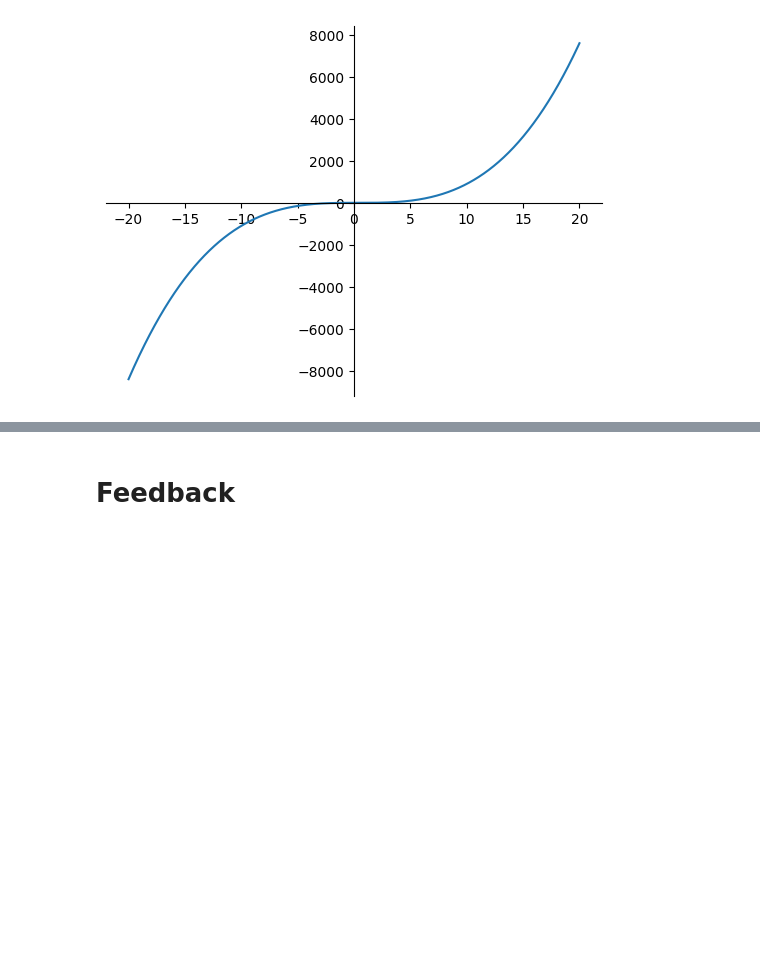
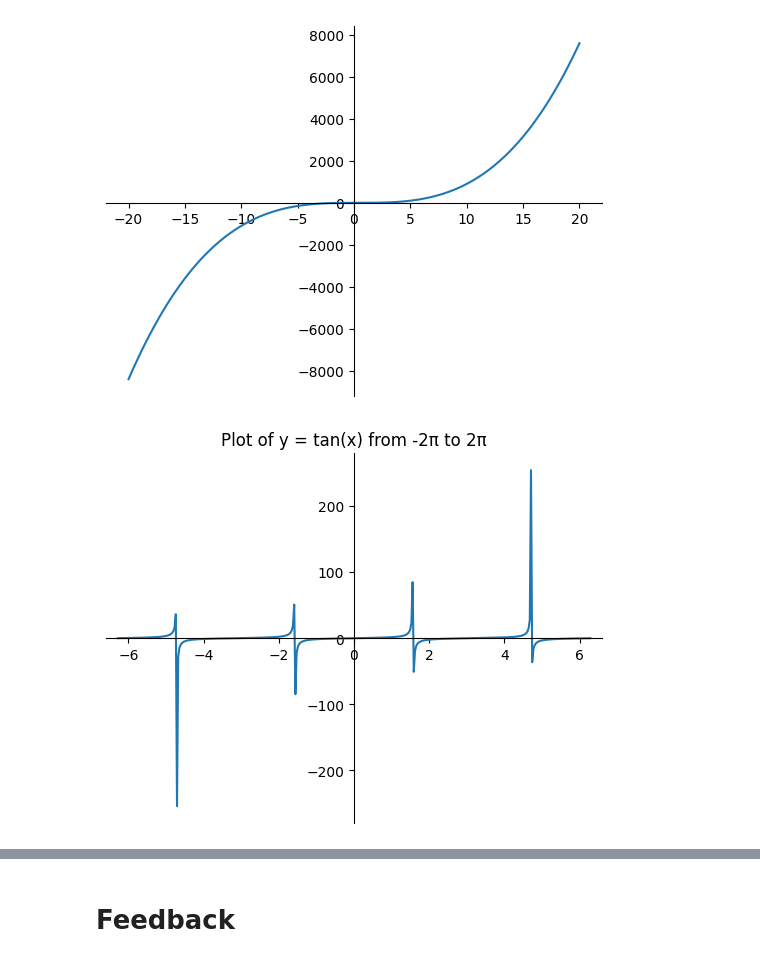
Before and after one commit to LukaLiegis/University, a Jupyter notebook: IntroductiontoComputerProgramming-QMUL/week1-lab.ipynb, the cells around one changed output, grey strips where cells are left out. Cells and saved outputs as stored; diff of their text form; code cells hidden in the pictures; blank space fills up the shorter version.

```diff
--- a/IntroductiontoComputerProgramming-QMUL/week1-lab.ipynb
+++ b/IntroductiontoComputerProgramming-QMUL/week1-lab.ipynb
@@ -199,3 +201,27 @@ plt.plot(x, y)
 # %% [output]
 [<matplotlib.lines.Line2D at 0x...>]
 [figure]
+# %%
+# get current axes
+ax = plt.gca()
+# make the top and right spine invisible:
+ax.spines['top'].set_color('none')
+ax.spines['right'].set_color('none')
+# moving bottom spine y=0 position:
+ax.spines['bottom'].set_position(('data',0))
+# move left spine to x=0 position:
+ax.spines['left'].set_position(('data',0))
+
+def f(x):
+    return np.tan(x)
+
+x = np.linspace(-2*np.pi, 2*np.pi, 400)
+
+y = f(x)
+
+plt.plot(x, y)
+plt.title('Plot of y = tan(x) from -2π to 2π')
+plt.xlim([-2.1*np.pi, 2.1*np.pi])
+plt.show()
+# %% [output]
+[figure, added]
```
Also changed, not shown: parts of 2 cells of this notebook.
